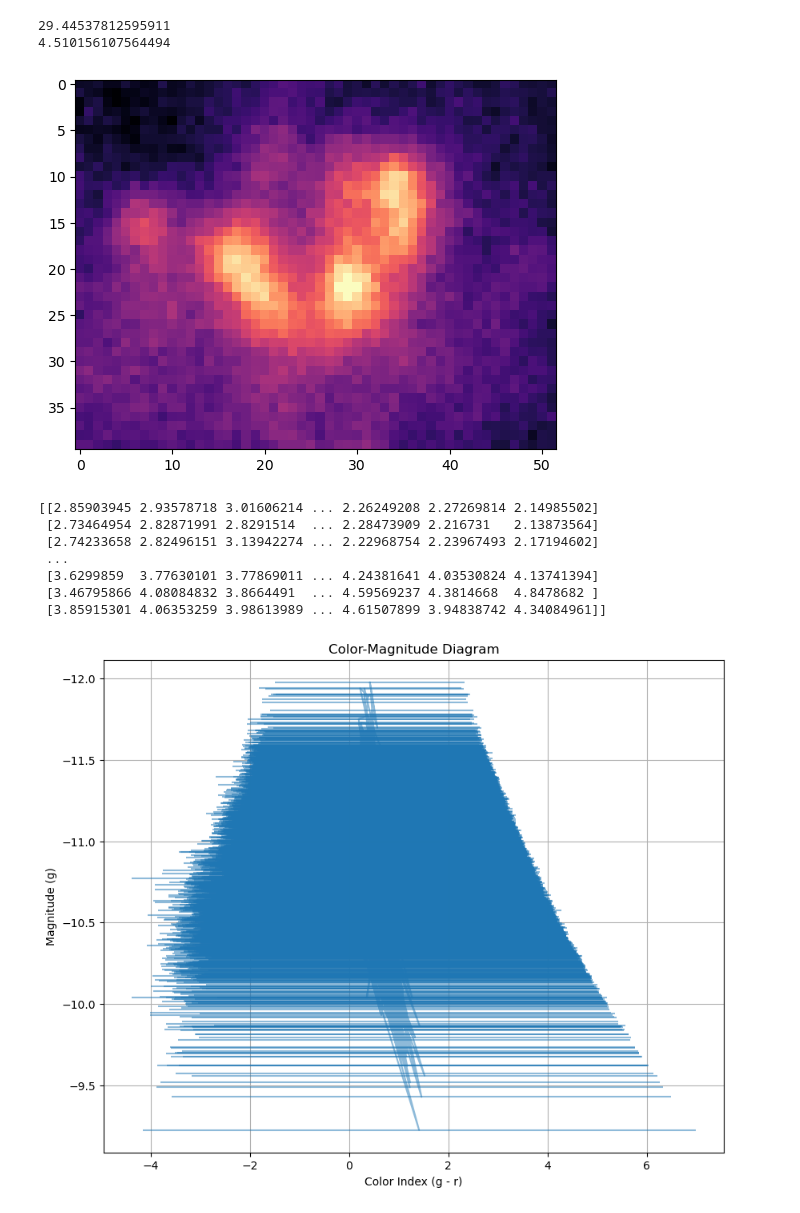
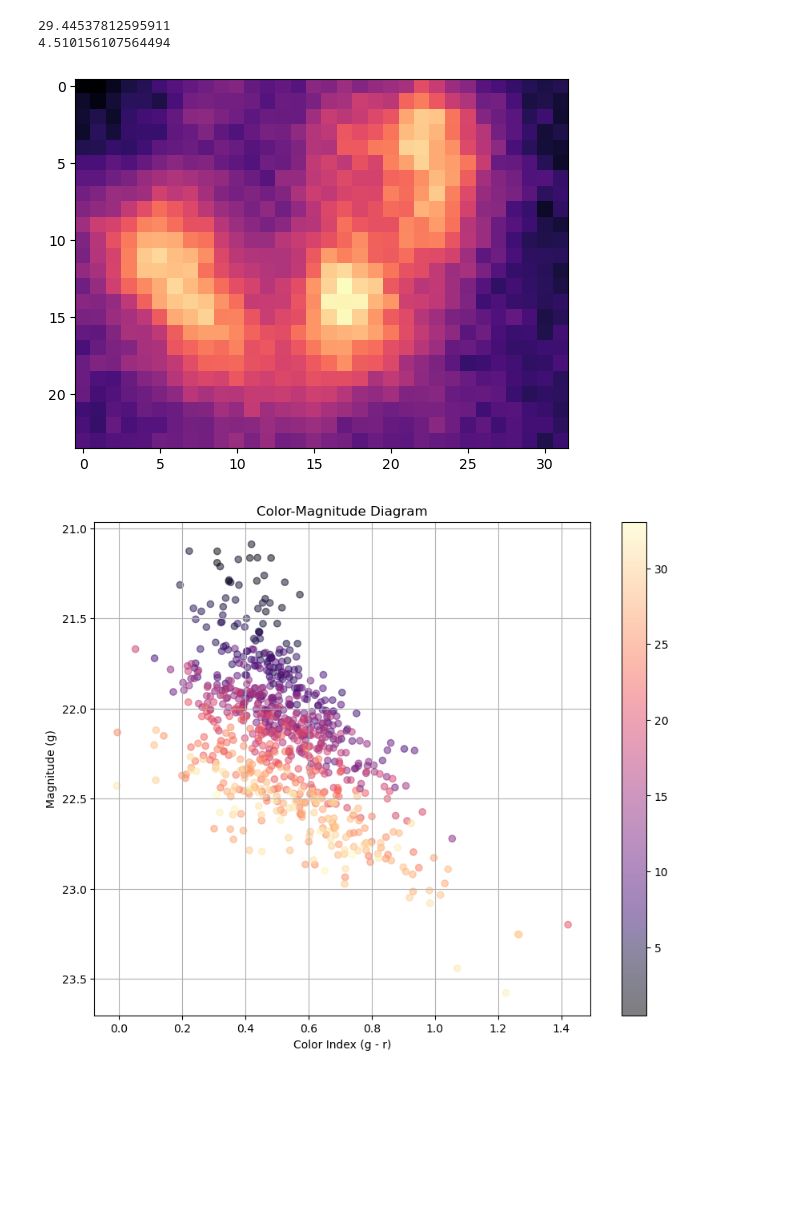
Before and after one commit to Juaopteinde/Group-19-NGC4449, a Jupyter notebook: CMDs.ipynb, the cells around one changed output. Drawn from its saved outputs; the diff is of its cells as text; code cells hidden in the pictures; blank space fills up the shorter version.

```diff
--- a/CMDs.ipynb
+++ b/CMDs.ipynb
@@ -69,7 +69,8 @@ def std_counts(image):
 
 # Calculates standarddeviation on magnitude
 def std_mag(image, err_zp):
-    return np.sqrt(((2.5*np.sqrt(image))/image*np.log(10))**2 + err_zp**2)
+    return np.sqrt((-2.5/np.log(10)*np.sqrt(image)/image)**2 + err_zp**2)
+
 
 # Function to calculate distances from the center
 def calc_distance(image, x_center, y_center):
@@ -171,8 +172,8 @@ zero_point = 25
 
 zero_point_ha = 0
 zero_point_L = 0
-zero_point_r = (20.44166 - 5 * np.log10(4000000))
-zero_point_g = (20.29604 - 5 * np.log10(4000000))
+zero_point_r = 20.44166 + 0.055
+zero_point_g = 20.29604 + 0.055
 
 magnitude_ha = convert_to_magnitude(clipped_ha, zero_point_ha)
 magnitude_L = convert_to_magnitude(clipped_L, zero_point_L)
@@ -190,7 +191,7 @@ print(np.min(magnitude_ha))
 # %%
 # Select area of gridmap you want to use for CMD
 # Use the values of the axes of the gridmap
-x_min, x_max, y_min, y_max = 75, 88, 50, 60
+x_min, x_max, y_min, y_max = 78, 86, 52, 58
 
 # Make sure this is the same as in sections.ipynb
 region_size_define = 4
@@ -201,7 +202,7 @@ quantiles = np.percentile(area_g, (0.1, 99.9))
 plt.imshow(area_g, cmap='magma', vmin = quantiles[0], vmax = quantiles[1], interpolation = 'nearest')
 plt.show()
 # %% [output]
-[figure, old version]
+[figure, new version]
 # %%
 # Calculate distance to center of chosen region
 
@@ -216,33 +217,27 @@ def distance_region(image):
 # %%
 # Crop image to only the region chosen on the gridmap
 # Multiple by region_size_define to get original pixel coordinates instead of binned ones.
 region_g = magnitude_g[(region_size_define*x_min):(region_size_define*x_max), (region_size_define*y_min):(region_size_define*y_max)]
 region_r = magnitude_r[(region_size_define*x_min):(region_size_define*x_max), (region_size_define*y_min):(region_size_define*y_max)]
 distances = distance_region(region_g)
 
 color_index = calc_color_index(region_g, region_r)
 
 color_index_BV = gr_to_BV(color_index)
 
 
 std_region_g = std_mag(no_bg_g[(region_size_define*x_min):(region_size_define*x_max), (region_size_define*y_min):(region_size_define*y_max)], 0)
 std_region_r = std_mag(no_bg_r[(region_size_define*x_min):(region_size_define*x_max), (region_size_define*y_min):(region_size_define*y_max)], 0)
-std_color_index = std_region_r + std_region_g
-print(std_color_index)
+std_color_index = np.sqrt(std_region_g**2 + std_region_r**2)
 
 plt.figure(figsize=(10, 8))
-plt.errorbar(color_index_BV.flatten(), region_g.flatten(), xerr=std_color_index.flatten(), alpha=0.5)
+#plt.errorbar(color_index_BV.flatten(), region_g.flatten(), xerr=std_color_index.flatten(), alpha=0.5)
+plt.scatter(color_index_BV.flatten(), region_g.flatten(), alpha=0.5, c=distances, cmap='magma')
 plt.xlabel('Color Index (g - r)')
 plt.ylabel('Magnitude (g)')
 plt.title('Color-Magnitude Diagram')
 plt.gca().invert_yaxis()  # Invert y-axis for magnitudes
+plt.colorbar()
 plt.grid(True)
 # %% [output]
-[[2.85903945 2.93578718 3.01606214 ... 2.26249208 2.27269814 2.14985502]
- [2.73464954 2.82871991 2.8291514  ... 2.28473909 2.216731   2.13873564]
- [2.74233658 2.82496151 3.13942274 ... 2.22968754 2.23967493 2.17194602]
- ...
- [3.6299859  3.77630101 3.77869011 ... 4.24381641 4.03530824 4.13741394]
- [3.46795866 4.08084832 3.8664491  ... 4.59569237 4.3814668  4.8478682 ]
- [3.85915301 4.06353259 3.98613989 ... 4.61507899 3.94838742 4.34084961]]
-[figure, old version]
+[figure, new version]
```
Also changed, not shown: 1 other file.
